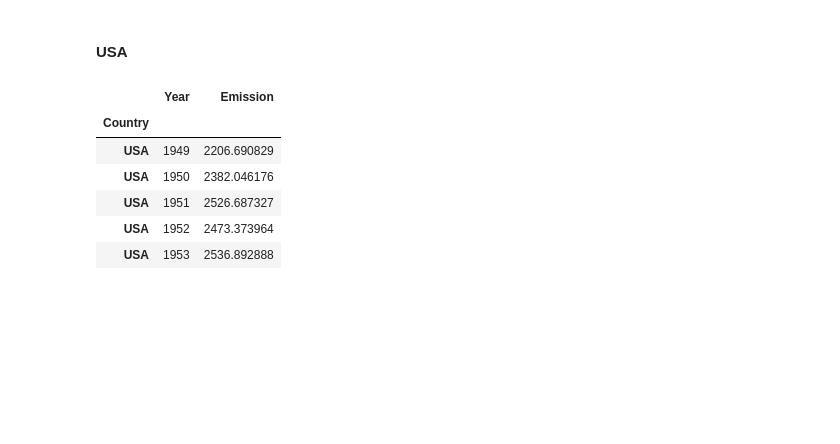
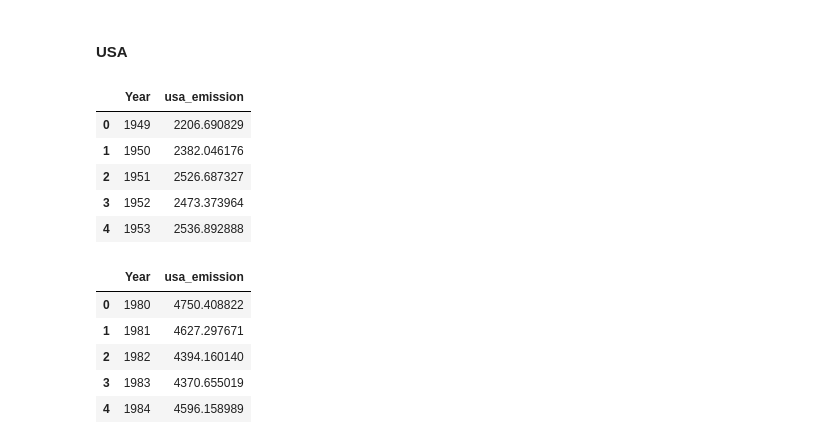
Before and after one commit to yuyhong23/ETL_Project, a Jupyter notebook: ETL_PROJECT.ipynb, the cells around one changed output. Cells and saved outputs as stored; diff of their text form; code cells hidden in the pictures; blank space fills up the shorter version.

```diff
--- a/ETL_PROJECT.ipynb
+++ b/ETL_PROJECT.ipynb
@@ -1344,16 +1344,14 @@ range_numbers = [*range(0, 39, 1)]
 
 co2_china_year = []
 co2_china_emission = []
-country_name = []
 
 for number in range_numbers:
     list_set = co2_response["series"][0]["data"][number]
     year = list_set[0]
     emission = list_set[1]
-    name = "China"
+
     co2_china_year.append(year)
     co2_china_emission.append(emission)
-    country_name.append(name)
 # %%
 # Create a data frame to hold the keys
 co2_china_emission_dic = {
@@ -1390,22 +1386,19 @@ range_numbers = [*range(0, len(co2_germany), 1)]
 
 co2_germany_year = []
 co2_germany_emission = []
-country_name_g = []
 
 for number in range_numbers:
     list_set = co2_response_g["series"][0]["data"][number]
     year = list_set[0]
     emission = list_set[1]
-    name = "Germany"
+
     co2_germany_year.append(year)
     co2_germany_emission.append(emission)
-    country_name_g.append(name)
 
 # Create a data frame to hold the keys
 co2_germany_emission_dic = {
-    "Country":country_name_g,
     "Year":co2_germany_year,
-    "Emission":co2_germany_emission
+    "germany_emission":co2_germany_emission
 }
 
 # Create a data frame
@@ -1413,6 +1406,6 @@ co2_germany_emission_dic = {
 # Reset index to "Country"
 germany_co2_info_df = pd.DataFrame(co2_germany_emission_dic)
 germany_co2_info_df = germany_co2_info_df.sort_values(by="Year", ascending=True)
-germany_co2_info_df.set_index("Country", inplace=True)
+germany_co2_info_df.reset_index(drop=True, inplace=True)
 germany_co2_info_df.head()
 # %% [output]
@@ -1450,43 +1421,53 @@ germany_co2_info_df
 # Locate the wanted data from the json format output
 co2_usa = co2_response_u["series"][0]["data"]
 
 # Create a list of number for the range of the data
 # Create keys to hold the year and emission values
 # Loop through the list of data to append the needed info list
 range_numbers = [*range(0, len(co2_usa), 1)]
 
 co2_usa_year = []
 co2_usa_emission = []
-country_name_u = []
 
 for number in range_numbers:
     list_set = co2_response_u["series"][0]["data"][number]
     year = list_set[0]
     emission = list_set[1]
-    name = "USA"
+
     co2_usa_year.append(year)
     co2_usa_emission.append(emission)
-    country_name_u.append(name)
 
 # Create a data frame to hold the keys
 co2_usa_emission_dic = {
-    "Country":country_name_u,
     "Year":co2_usa_year,
-    "Emission":co2_usa_emission
+    "usa_emission":co2_usa_emission
 }
 
 # Create a data frame
 # Change it to ascending order
 # Reset index to "Country"
 usa_co2_info_df = pd.DataFrame(co2_usa_emission_dic)
 usa_co2_info_df = usa_co2_info_df.sort_values(by="Year", ascending=True)
-usa_co2_info_df.set_index("Country", inplace=True)
+usa_co2_info_df.reset_index(drop=True, inplace=True)
 usa_co2_info_df.head()
 # %% [output]
-|  | Year | Emission |
-| Country |  |  |
-| USA | 1949 | 2206.690829 |
-| USA | 1950 | 2382.046176 |
-| USA | 1951 | 2526.687327 |
-| USA | 1952 | 2473.373964 |
-| USA | 1953 | 2536.892888 |
+|  | Year | usa_emission |
+| 0 | 1949 | 2206.690829 |
+| 1 | 1950 | 2382.046176 |
+| 2 | 1951 | 2526.687327 |
+| 3 | 1952 | 2473.373964 |
+| 4 | 1953 | 2536.892888 |
+# %%
+# Locate the year 1980
+# Remove years before 1980, so it's the same as the data from other two countries
+year_onward = usa_co2_info_df[usa_co2_info_df["Year"]=="1980"]
+year_onward_removed = usa_co2_info_df.drop([*range(0,31,1)])
+year_onward_removed.reset_index(drop=True, inplace=True)
+year_onward_removed.head()
+# %% [output]
+|  | Year | usa_emission |
+| 0 | 1980 | 4750.408822 |
+| 1 | 1981 | 4627.297671 |
+| 2 | 1982 | 4394.160140 |
+| 3 | 1983 | 4370.655019 |
+| 4 | 1984 | 4596.158989 |
```
Also changed, not shown: parts of 10 cells of this notebook.
